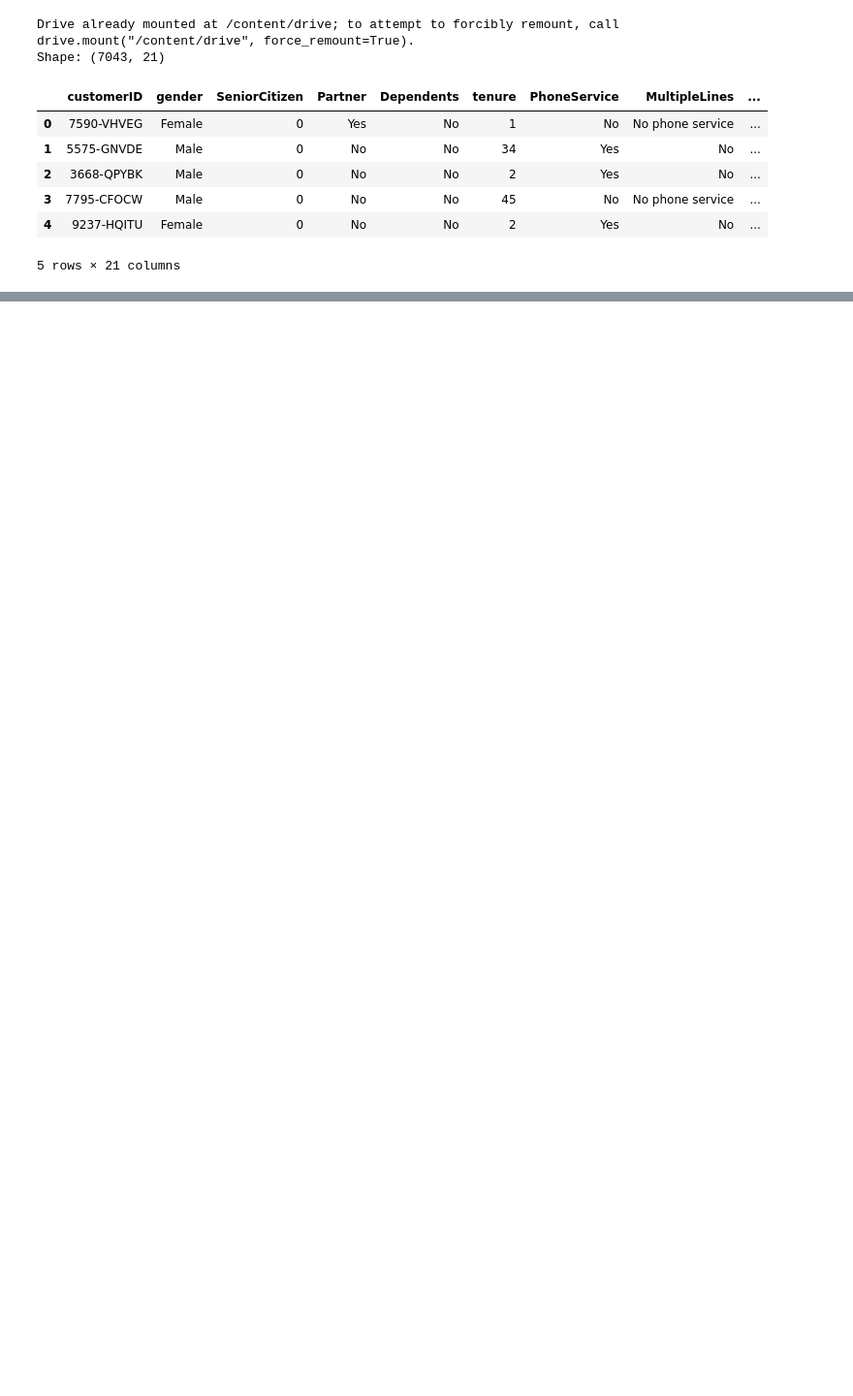
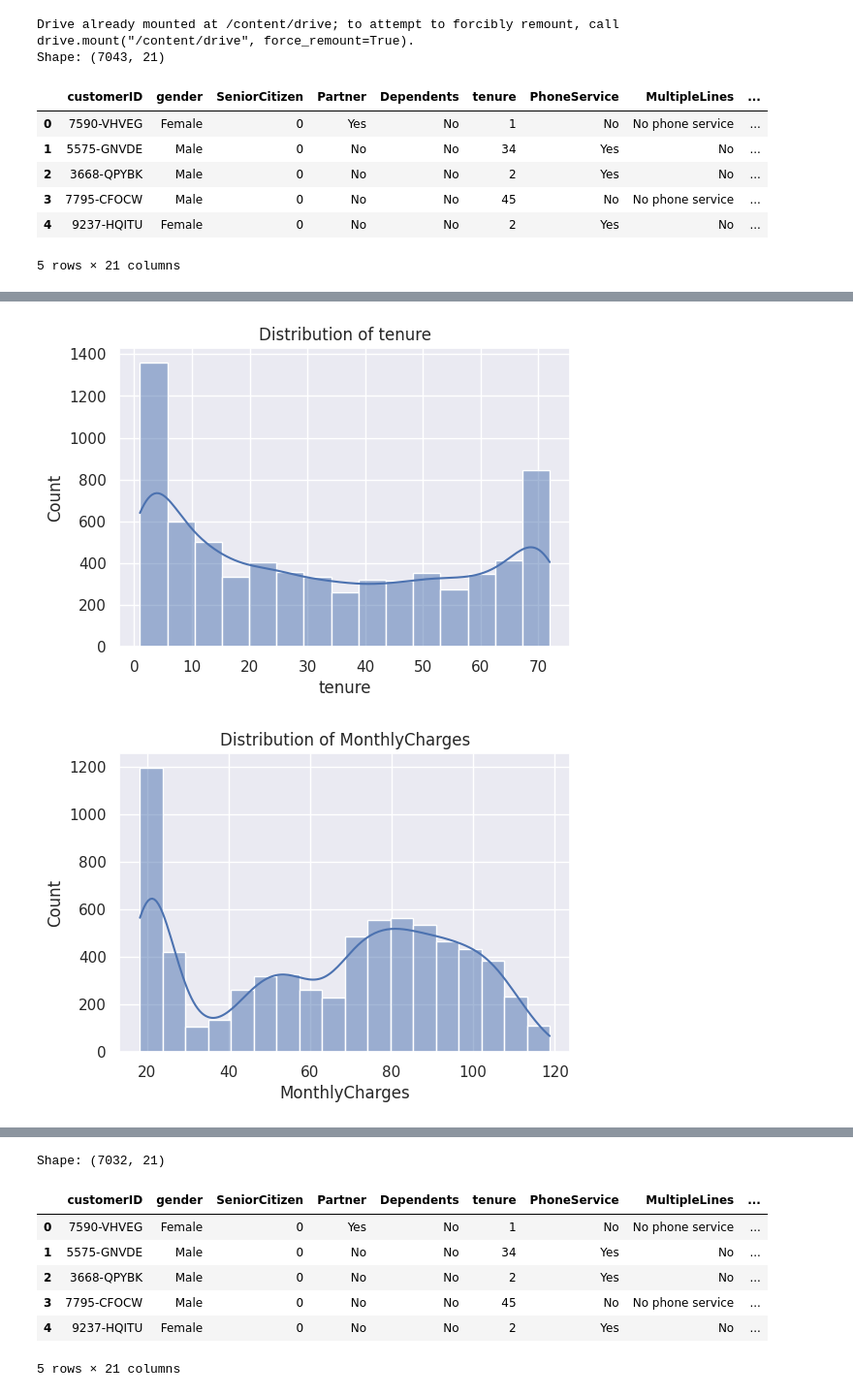
Before and after one commit to anushanthbalachandran/ML_Coursework_Telco_Customer_Churn, a Jupyter notebook: 2425477_20241130_Anushanth.ipynb, the cells around one changed output, grey strips where cells are left out. Shown at 97% size. Saved outputs shown, nothing was run; the diff lists cells and outputs as text; code cells hidden in the pictures; blank space fills up the shorter version.

```diff
--- a/2425477_20241130_Anushanth.ipynb
+++ b/2425477_20241130_Anushanth.ipynb
@@ -78,0 +159,10 @@ New shape: (7032, 21)
+# %%
+numeric_cols = ["tenure", "MonthlyCharges", "TotalCharges"]
+categorical_cols = [c for c in inputs.columns if inputs[c].dtype == "O" and c != "customerID"]
+
+print("Numeric:", numeric_cols)
+print("Categorical:", categorical_cols)
+
+
+print("Shape:", inputs.shape)
+inputs.head()
@@ -78,0 +180,13 @@ New shape: (7032, 21)
+# %%
+for col in numeric_cols:
+    plt.figure(figsize=(6,4))
+    sns.histplot(inputs[col], kde=True)
+    plt.title(f"Distribution of {col}")
+    plt.show()
+
+
+print("Shape:", inputs.shape)
+inputs.head()
+# %% [output]
+[figure, added]
+[figure, added]
@@ -78,0 +194,8 @@ New shape: (7032, 21)
+Shape: (7032, 21)
+|  | customerID | gender | SeniorCitizen | Partner | Dependents | tenure | PhoneService | MultipleLines | ... |
+| 0 | 7590-VHVEG | Female | 0 | Yes | No | 1 | No | No phone service | ... |
+| 1 | 5575-GNVDE | Male | 0 | No | No | 34 | Yes | No | ... |
+| 2 | 3668-QPYBK | Male | 0 | No | No | 2 | Yes | No | ... |
+| 3 | 7795-CFOCW | Male | 0 | No | No | 45 | No | No phone service | ... |
+| 4 | 9237-HQITU | Female | 0 | No | No | 2 | Yes | No | ... |
+5 rows × 21 columns
```
Also changed, not shown: parts of 12 cells of this notebook.
